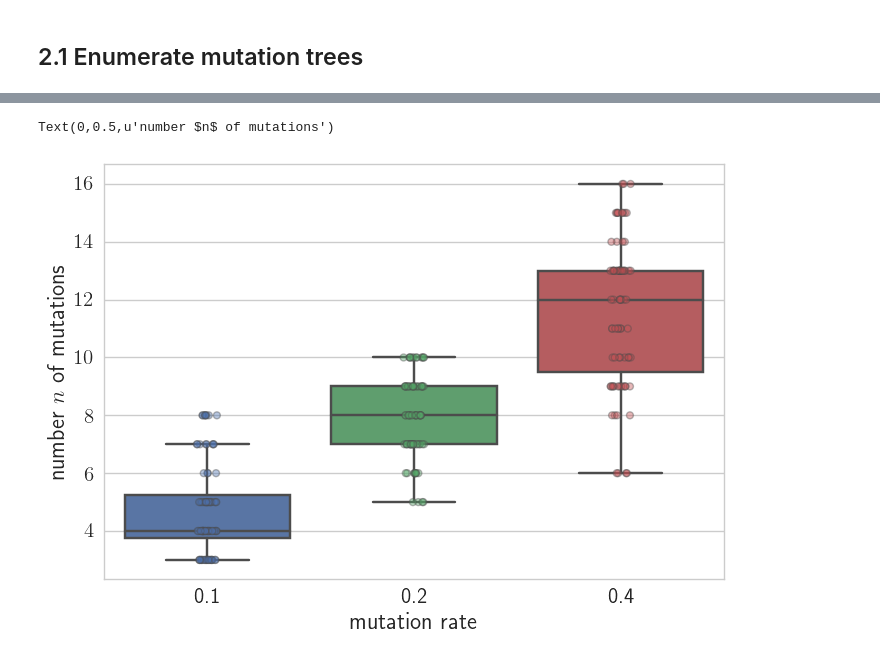
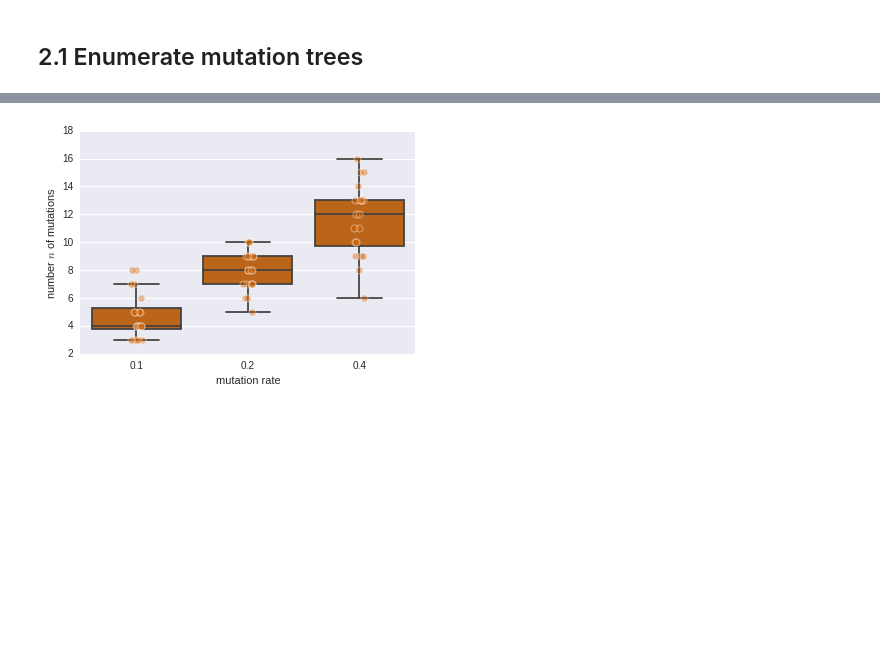
Before and after one commit to elkebir-group/PPM-NonUniq, a Jupyter notebook: analysis.ipynb, the cells around one changed output, grey strips where cells are left out. Saved outputs shown, nothing was run; the diff lists cells and outputs as text; code cells hidden in the pictures; blank space fills up the shorter version.

```diff
--- a/analysis.ipynb
+++ b/analysis.ipynb
@@ -134,13 +115,13 @@ RuntimeError: Error: number of edges should be nonnegative
 # %%
 df = pd.read_table("results.tsv")
 # %%
-sns.stripplot(data=df, x="M", y="n", alpha=.4, linewidth=1, jitter=.05)
-ax = sns.boxplot(data=df, x="M", y="n", showfliers=False)
+sns.stripplot(data=df[df['k'] == 10], x="M", y="n", alpha=.4, linewidth=1, jitter=.05, color="#d66300")
+ax = sns.boxplot(data=df[df['k'] == 10], x="M", y="n", showfliers=False, color="#d66300")
 ax.set_xlabel("mutation rate")
 ax.set_ylabel("number $n$ of mutations")
+plt.savefig("mutations_per_rate.pdf")
 # %% [output]
-Text(0,0.5,u'number $n$ of mutations')
-[figure, old version]
+[figure, new version]
 # %%
 df['logcount'] = np.log10(df['count'])
 sns.stripplot(data=df, x="M", y="logcount", hue="k", alpha=.4, split=True, linewidth=1, jitter=.1)
```
Also changed, not shown: parts of 8 cells of this notebook.
